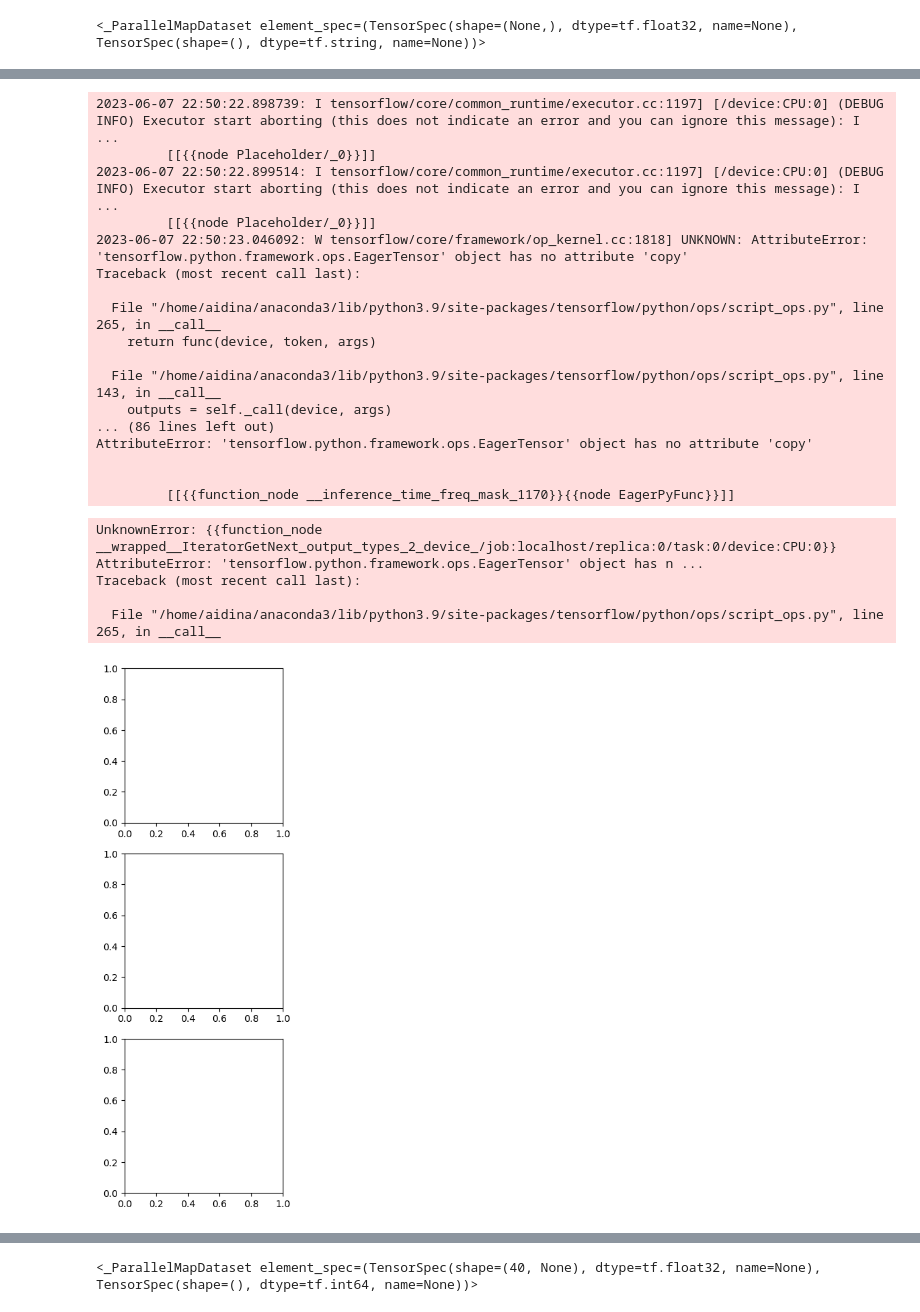
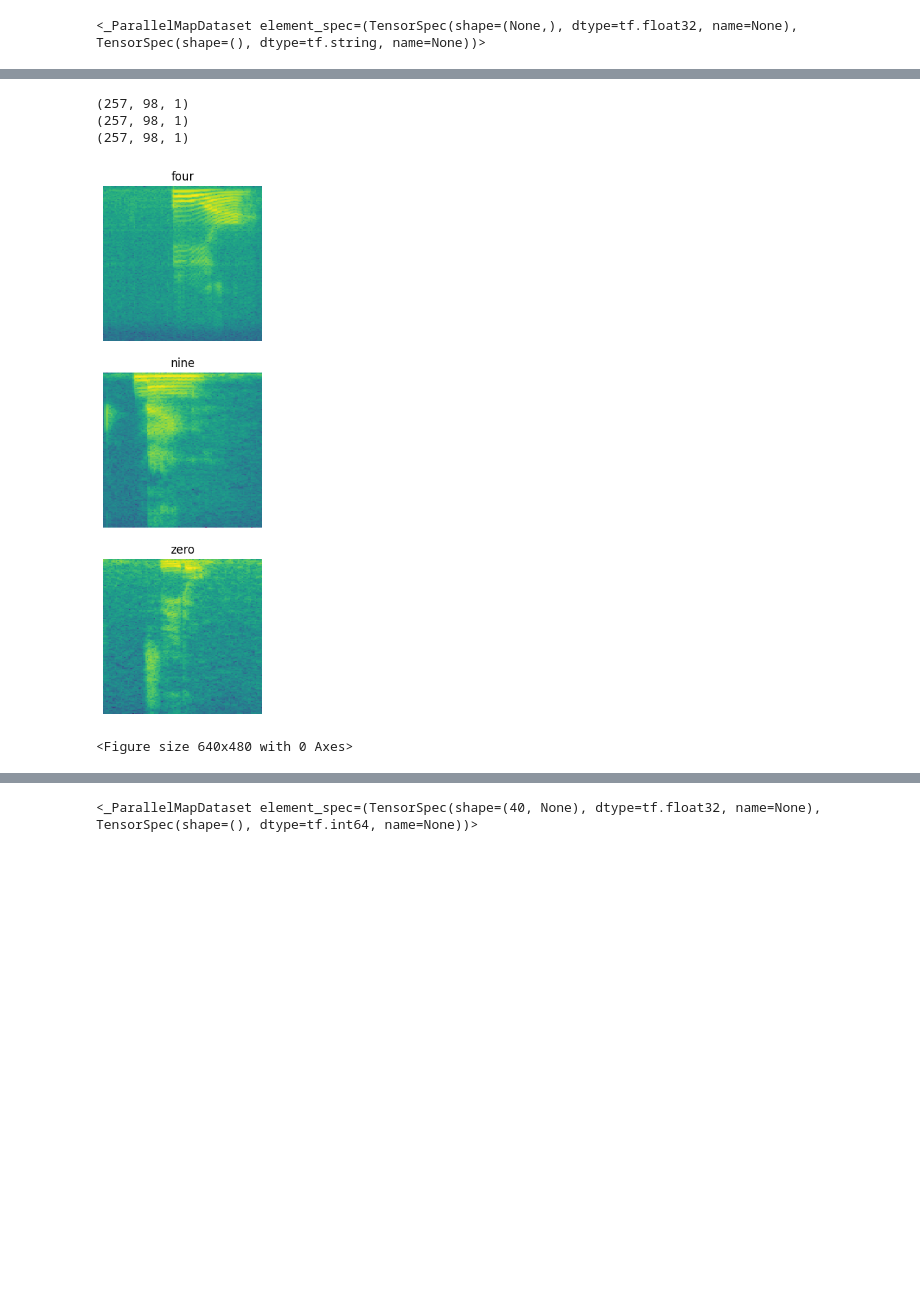
Before and after one commit to aidinattar/AudioKWS, a Jupyter notebook: examples.ipynb, the cells around one changed output, grey strips where cells are left out. Cells and saved outputs as stored; diff of their text form; code cells hidden in the pictures; blank space fills up the shorter version.

```diff
--- a/examples.ipynb
+++ b/examples.ipynb
@@ -505,7 +146,0 @@ UnknownError: {{function_node __wrapped__IteratorGetNext_output_types_2_device_/
-# %%
-for waveform, label in train_waveforms.take(2):
-    label = label.numpy().decode('utf-8')
-
-
-    # Plot the waveform
-    display.display(display.Audio(waveform, rate=16000))
@@ -577,17 +158,0 @@ plt.imshow(apply_time_mask(prova)[:,:,0])
-# %%
-from utils.augment import time_freq_mask
-
-def time_freq_mask_map(spec, label):
-    # Apply time_warp to waveform
-    masked_spec = time_freq_mask(spec)
-    print(masked_spec.shape)
-    print(label)
-
-    # Return the warped waveform and original label
-    return masked_spec, label
-
-masked_spectrograms = spectrograms.map(time_freq_mask_map)
-
-for i, (spec, label) in enumerate(masked_spectrograms.take(1)):
-    #print("Augmented spectrogram shape: ", spec.numpy().shape)
-    print("Augmented label: ", label.numpy())
@@ -618,29 +223,12 @@ Traceback (most recent call last):
 # %%
-visual = DataVisualizer(pitch_waveforms, masked_spectrograms, commands)
+visual = DataVisualizer(train_waveforms, time_warped, commands)
 visual.plot_spectrogram_example(rows=3, cols=1, figsize=(3,10), savefig=True, filename='spectrogram_example.pdf')
 # %% [output]
-2023-06-07 22:50:22.898739: I tensorflow/core/common_runtime/executor.cc:1197] [/device:CPU:0] (DEBUG INFO) Executor start aborting (this does not indicate an error and you can ignore this message): I ...
-         [[{{node Placeholder/_0}}]]
-2023-06-07 22:50:22.899514: I tensorflow/core/common_runtime/executor.cc:1197] [/device:CPU:0] (DEBUG INFO) Executor start aborting (this does not indicate an error and you can ignore this message): I ...
-         [[{{node Placeholder/_0}}]]
-2023-06-07 22:50:23.046092: W tensorflow/core/framework/op_kernel.cc:1818] UNKNOWN: AttributeError: 'tensorflow.python.framework.ops.EagerTensor' object has no attribute 'copy'
-Traceback (most recent call last):
-
-  File "/home/aidina/anaconda3/lib/python3.9/site-packages/tensorflow/python/ops/script_ops.py", line 265, in __call__
-    return func(device, token, args)
-
-  File "/home/aidina/anaconda3/lib/python3.9/site-packages/tensorflow/python/ops/script_ops.py", line 143, in __call__
-    outputs = self._call(device, args)
-... (86 lines left out)
-AttributeError: 'tensorflow.python.framework.ops.EagerTensor' object has no attribute 'copy'
-
-
-         [[{{function_node __inference_time_freq_mask_1170}}{{node EagerPyFunc}}]]
+(257, 98, 1)
+(257, 98, 1)
+(257, 98, 1)
+[figure, new version]
-UnknownError: {{function_node __wrapped__IteratorGetNext_output_types_2_device_/job:localhost/replica:0/task:0/device:CPU:0}} AttributeError: 'tensorflow.python.framework.ops.EagerTensor' object has n ...
-Traceback (most recent call last):
-
-  File "/home/aidina/anaconda3/lib/python3.9/site-packages/tensorflow/python/ops/script_ops.py", line 265, in __call__
+<Figure size 640x480 with 0 Axes>
-[figure, old version]
 # %%
 for spectrogram, _ in spectrograms.take(1):
     print(spectrogram.numpy().shape)
```
Also changed, not shown: parts of 40 cells of this notebook.
